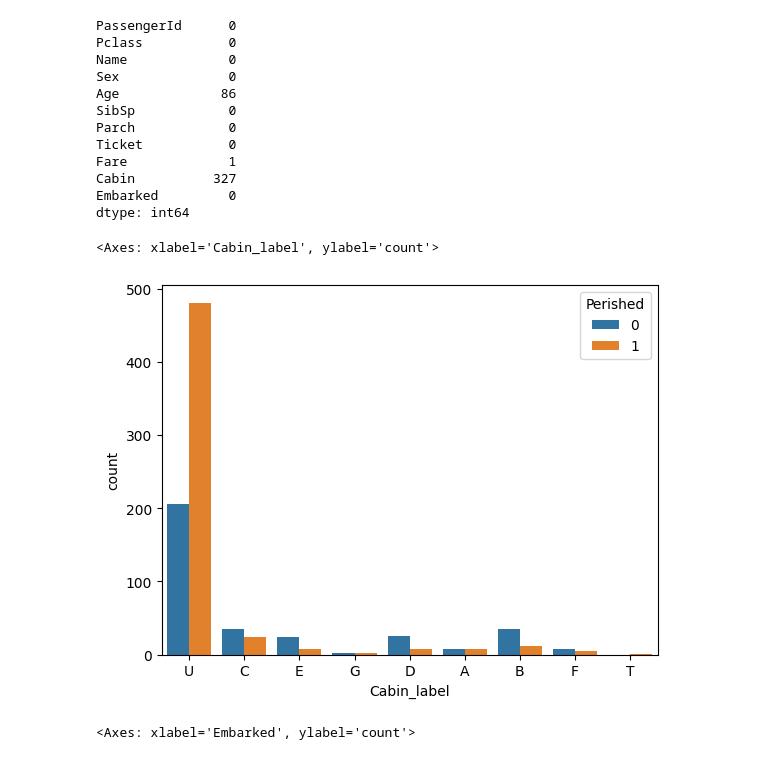
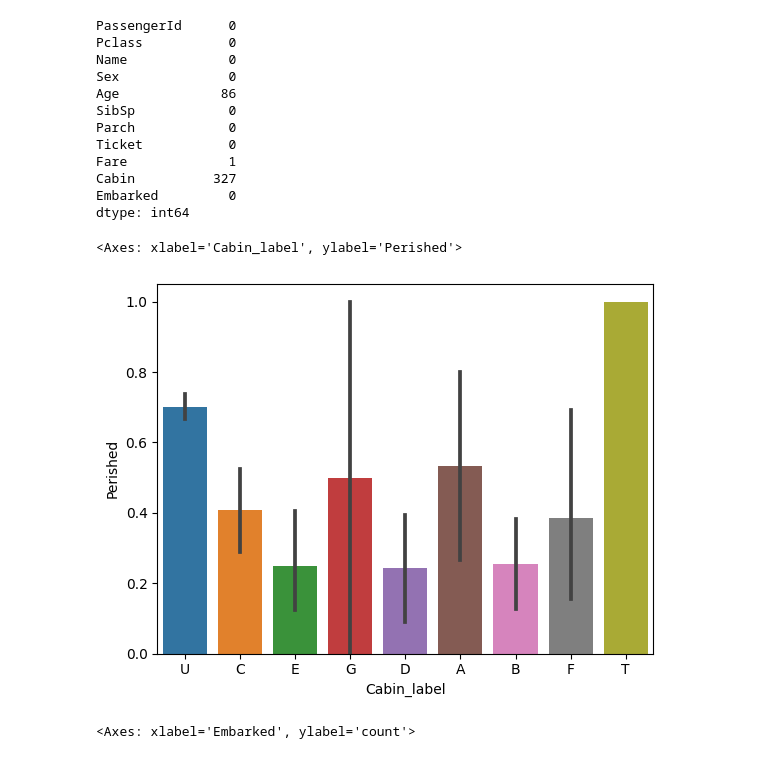
Before and after one commit to maki8maki/GCI2023Winter, a Jupyter notebook: competition1.ipynb, the cells around one changed output. Drawn from its saved outputs; the diff is of its cells as text; code cells hidden in the pictures.

```diff
--- a/competition1.ipynb
+++ b/competition1.ipynb
@@ -88,13 +88,13 @@ dtype: int64
 # %%
 # Cabinについて
 df['Cabin'] = df['Cabin'].fillna('Unknown')
 df['Cabin_label']=df['Cabin'].str.get(0) # 先頭の文字が同じ＝船室が近いと判断
-sns.countplot(x='Cabin_label',hue='Perished',data=df)
+sns.barplot(x='Cabin_label', y='Perished', data=df)
 
 # Unnownの生存率が低い
 # %% [output]
-<Axes: xlabel='Cabin_label', ylabel='count'>
+<Axes: xlabel='Cabin_label', ylabel='Perished'>
-[figure, old version]
+[figure, new version]
 # %%
 sns.countplot(x='Embarked',data=df)
 
```
Also changed, not shown: parts of 13 cells of this notebook.
